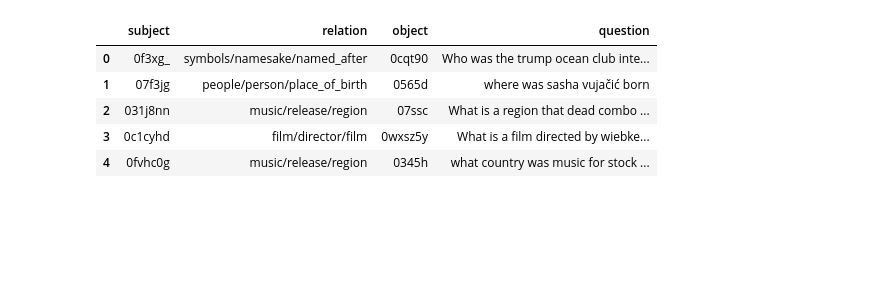
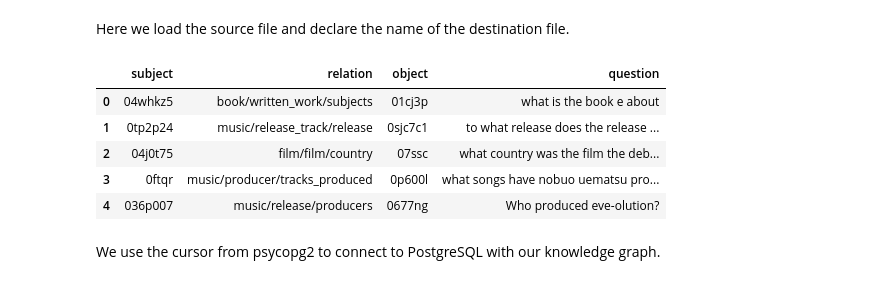
Before and after one commit to PetrochukM/Simple-QA-EMNLP-2018, a Jupyter notebook: scripts/notebooks/Simple QA Subject Recognition.ipynb, the cells around one changed output. Drawn from its saved outputs; the diff is of its cells as text; code cells hidden in the pictures; blank space fills up the shorter version.

```diff
--- a/scripts/notebooks/Simple QA Subject Recognition.ipynb
+++ b/scripts/notebooks/Simple QA Subject Recognition.ipynb
@@ -15,18 +8,22 @@ sys.path.insert(0, '../../')
+# %% [markdown]
+Here we load the source file and declare the name of the destination file.
 # %%
 from scripts.utils.simple_qa import load_simple_qa
 
 # Destination Filename
-DEST = './../../data/simple_qa_subject_recognition_dev.txt'
+DEST = './../../../allennlp/experiments/train.txt'
 
-df, = load_simple_qa(dev=True)
+df, = load_simple_qa(train=True)
 df[:5]
 # %% [output]
 |  | subject | relation | object | question |
-| 0 | 0f3xg_ | symbols/namesake/named_after | 0cqt90 | Who was the trump ocean club inte... |
-| 1 | 07f3jg | people/person/place_of_birth | 0565d | where was sasha vujačić born |
-| 2 | 031j8nn | music/release/region | 07ssc | What is a region that dead combo ... |
-| 3 | 0c1cyhd | film/director/film | 0wxsz5y | What is a film directed by wiebke... |
-| 4 | 0fvhc0g | music/release/region | 0345h | what country was music for stock ... |
+| 0 | 04whkz5 | book/written_work/subjects | 01cj3p | what is the book e about |
+| 1 | 0tp2p24 | music/release_track/release | 0sjc7c1 | to what release does the release ... |
+| 2 | 04j0t75 | film/film/country | 07ssc | what country was the film the deb... |
+| 3 | 0ftqr | music/producer/tracks_produced | 0p600l | what songs have nobuo uematsu pro... |
+| 4 | 036p007 | music/release/producers | 0677ng | Who produced eve-olution? |
+# %% [markdown]
+We use the cursor from psycopg2 to connect to PostgreSQL with our knowledge graph.
 # %%
 from scripts.utils.connect import get_connection
 
```
Also changed, not shown: parts of 8 cells of this notebook, 15 other files.
